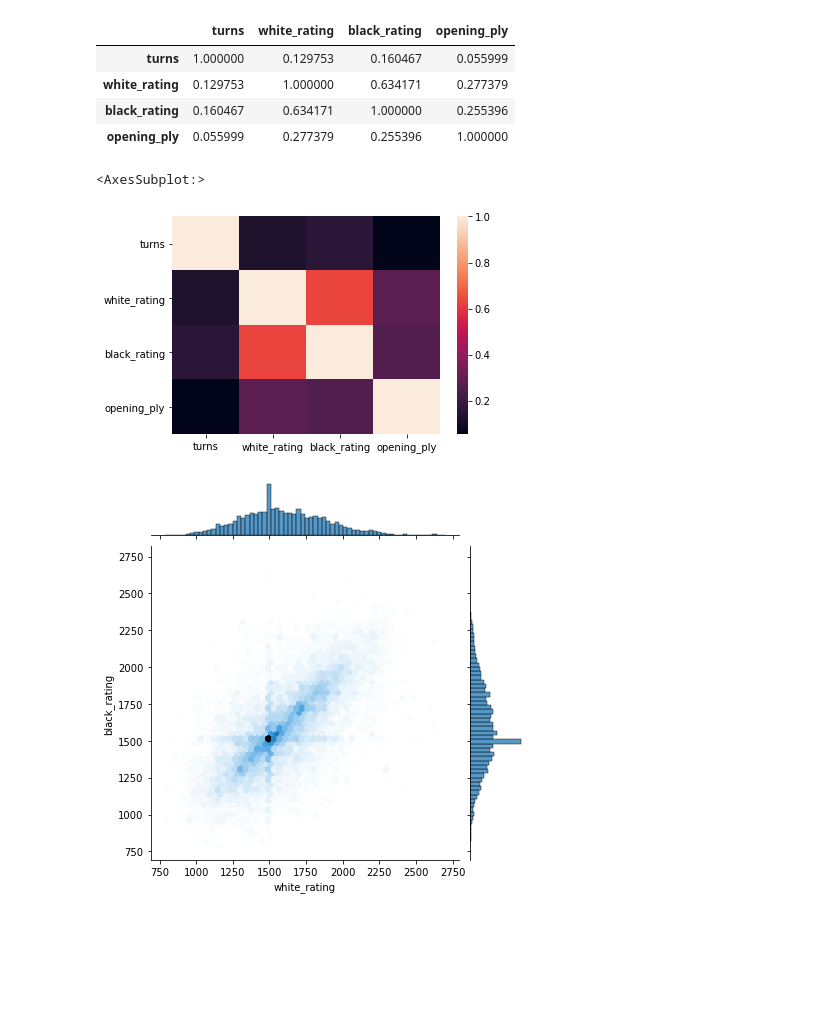
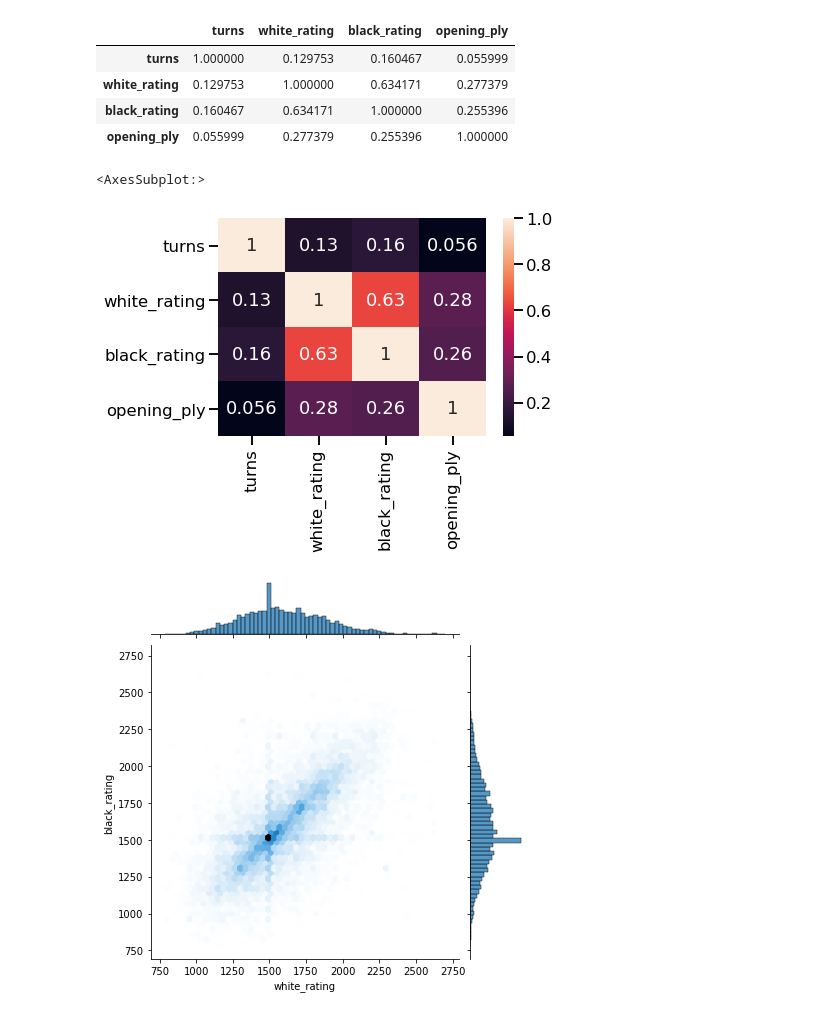
Before and after one commit to data301-2020-winter1/course-project-group_6025, a Jupyter notebook: analysis/Robiian1989/Milestone 2.ipynb, the cells around one changed output. Drawn from its saved outputs; the diff is of its cells as text; code cells hidden in the pictures; blank space fills up the shorter version.

```diff
--- a/analysis/Robiian1989/Milestone 2.ipynb
+++ b/analysis/Robiian1989/Milestone 2.ipynb
@@ -36,10 +37,10 @@ df1.corr()
 | opening_ply | 0.055999 | 0.277379 | 0.255396 | 1.000000 |
 # %%
 #Are any correlations between opening ply and colour?
-sns.heatmap(df1.corr())
+sns.heatmap(df1.corr(),annot=True)
 # %% [output]
 <AxesSubplot:>
-[figure, old version]
+[figure, new version]
 # %%
 #comparing player ratings
 sns.jointplot(x='white_rating',y='black_rating',data=df1,kind='hex')
```
Also changed, not shown: parts of 8 cells of this notebook, 4 other files.
